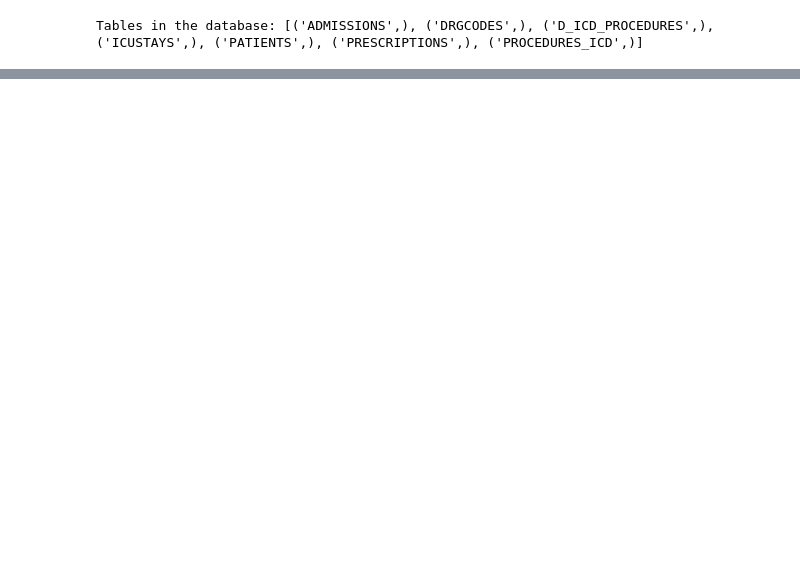
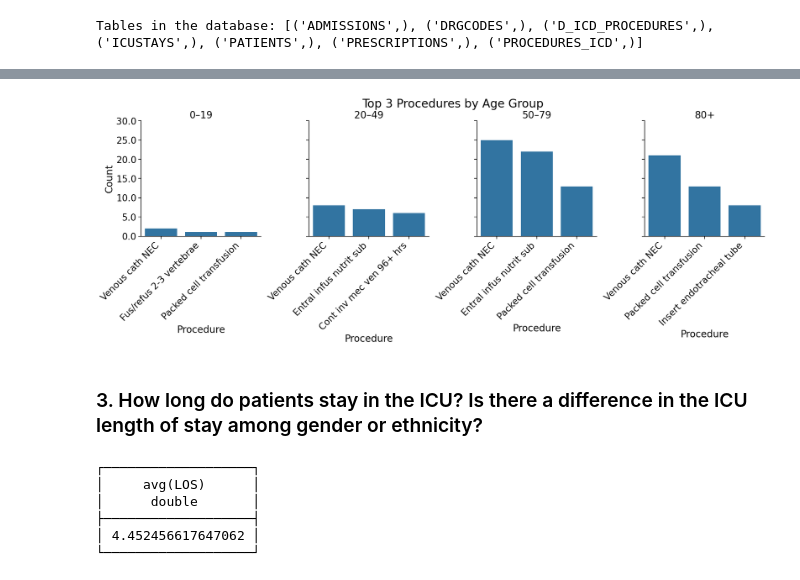
Before and after one commit to kyanshlipak/DSE_300, a Jupyter notebook: HW2/HW2.ipynb, the cells around one changed output, grey strips where cells are left out. Saved outputs shown, nothing was run; the diff lists cells and outputs as text; code cells hidden in the pictures; blank space fills up the shorter version.

```diff
--- a/HW2/HW2.ipynb
+++ b/HW2/HW2.ipynb
@@ -36,0 +264,51 @@ Tables in the database: [('ADMISSIONS',), ('DRGCODES',), ('D_ICD_PROCEDURES',),
+# %%
+import seaborn as sns
+import matplotlib.pyplot as plt
+
+# Set global font scale
+sns.set_context("notebook", font_scale=1.5)  # Try 2.0 or higher if needed
+
+# Set up FacetGrid
+g = sns.FacetGrid(
+    df_age_procedures,
+    col="age_group",
+    col_order=["0–19", "20–49", "50–79", "80+"],
+    height=5,
+    sharex=False
+)
+g.map_dataframe(sns.barplot, x="procedure", y="procedure_count")
+
+# Rotate x labels and format
+for ax in g.axes.flat:
+    # Rotate x labels
+    ax.set_xticks(ax.get_xticks())
+    ax.set_xticklabels(ax.get_xticklabels(), rotation=45, ha='right', fontsize=19)
+
+    # Ensure y-ticks are set before setting y-tick labels
+    ax.set_yticks(ax.get_yticks())  # Explicitly set the y-ticks
+    ax.set_yticklabels(ax.get_yticks(), fontsize=19)
+
+# Set titles and labels with larger font
+g.set_titles(col_template="{col_name}", size=20)
+g.set_axis_labels("Procedure", "Count", fontsize=20)
+
+# Adjust layout and set main title
+plt.subplots_adjust(top=0.85)
+g.fig.suptitle("Top 3 Procedures by Age Group", fontsize=24)
+plt.show()
+# %% [output]
+[figure, added]
+# %% [markdown]
+### 3. How long do patients stay in the ICU? Is there a difference in the ICU length of stay among gender or ethnicity?
+# %%
+con.sql("""
+SELECT AVG(LOS)
+FROM ICUSTAYS
+""")
+# %% [output]
+┌───────────────────┐
+│     avg(LOS)      │
+│      double       │
+├───────────────────┤
+│ 4.452456617647062 │
+└───────────────────┘
```
Also changed, not shown: parts of 48 cells of this notebook, 3 other files.
